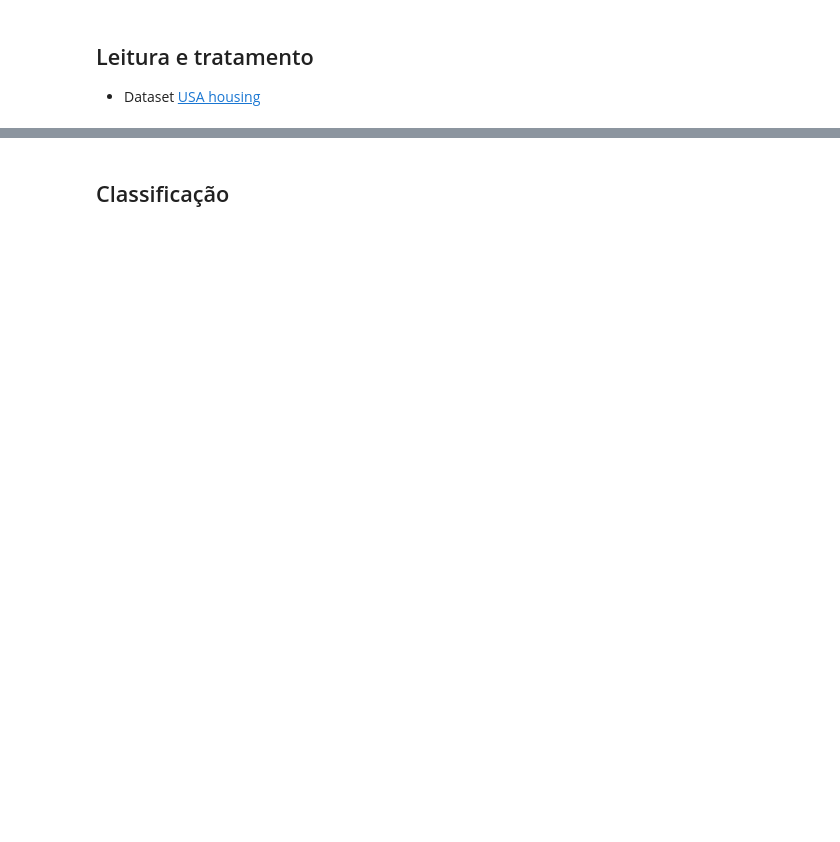
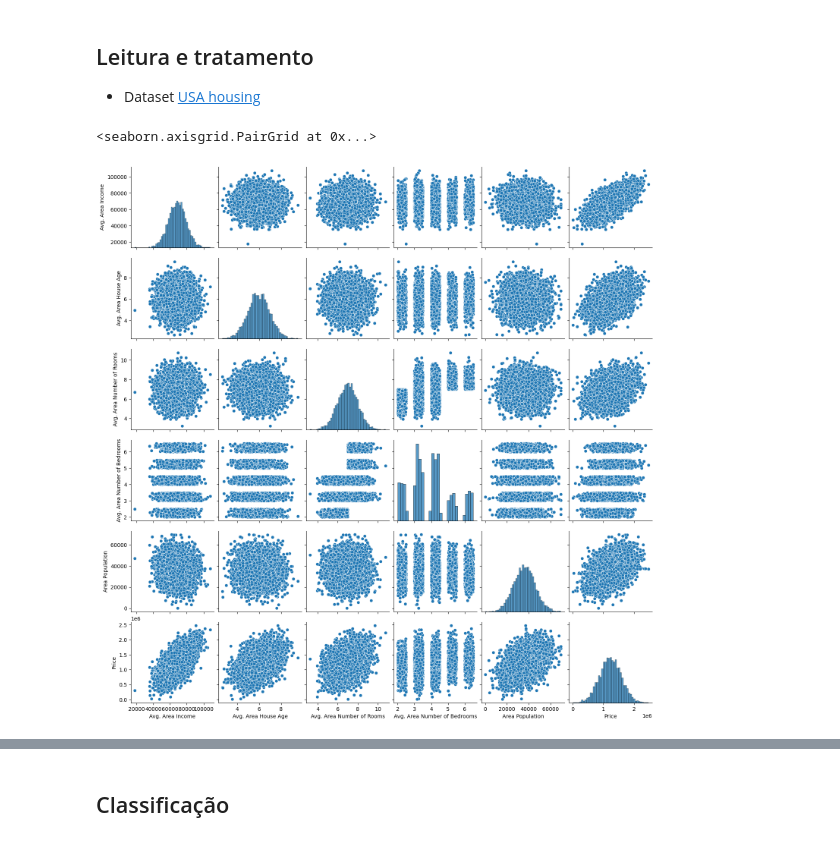
Before and after one commit to vitorgdias/Std-Ada-DS, a Jupyter notebook: Project/Machine_Learning_I/Aula 2 - Fundamentos da Aprendizagem supervisionada - prático.ipynb, the cells around one changed output, grey strips where cells are left out. Cells and saved outputs as stored; diff of their text form; code cells hidden in the pictures; blank space fills up the shorter version.

```diff
--- a/Project/Machine_Learning_I/Aula 2 - Fundamentos da Aprendizagem supervisionada - prático.ipynb
+++ b/Project/Machine_Learning_I/Aula 2 - Fundamentos da Aprendizagem supervisionada - prático.ipynb
@@ -19,6 +35,9 @@ DEPRECATION: Python 2.7 reached the end of its life on January 1st, 2020. Please
 ## Leitura e tratamento
 - Dataset [USA housing](https://www.kaggle.com/datasets/praneykalra/usa-housing-dataset)
 # %%
-# houses = pd.read_csv('datasets/USA_Housing.csv')
+houses = pd.read_csv('./USA_Housing.csv')
 # %%
-# sns.pairplot(houses)
+sns.pairplot(houses)
+# %% [output]
+<seaborn.axisgrid.PairGrid at 0x...>
+[figure, added]
```
Also changed, not shown: parts of 44 cells of this notebook, 1 other file.
